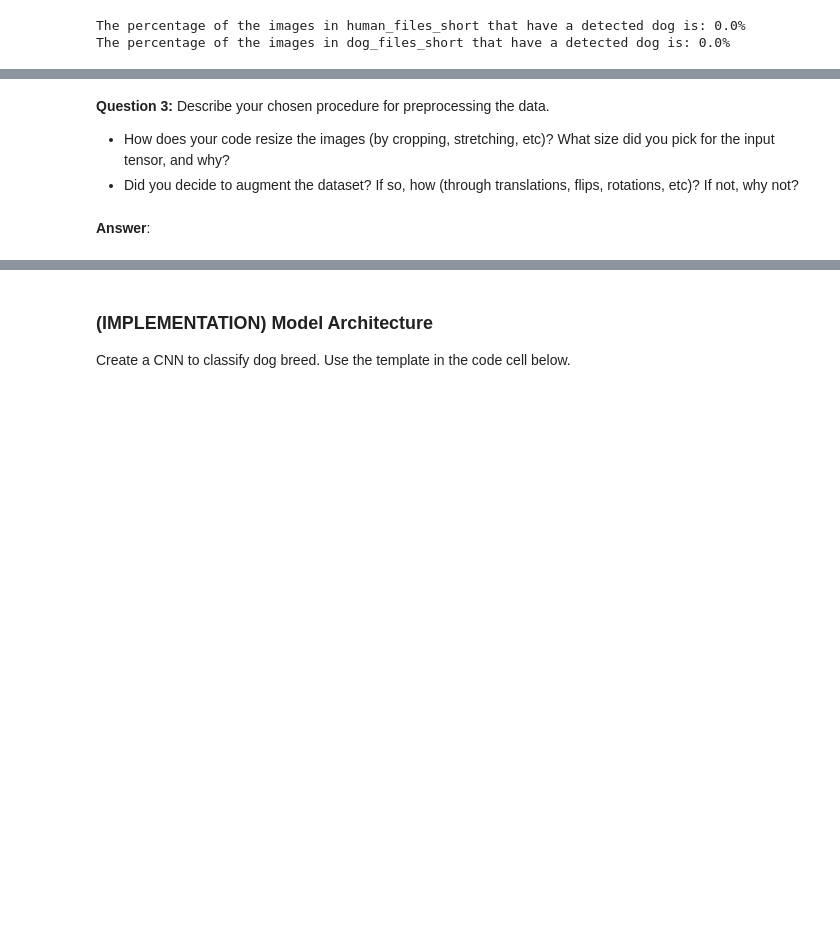
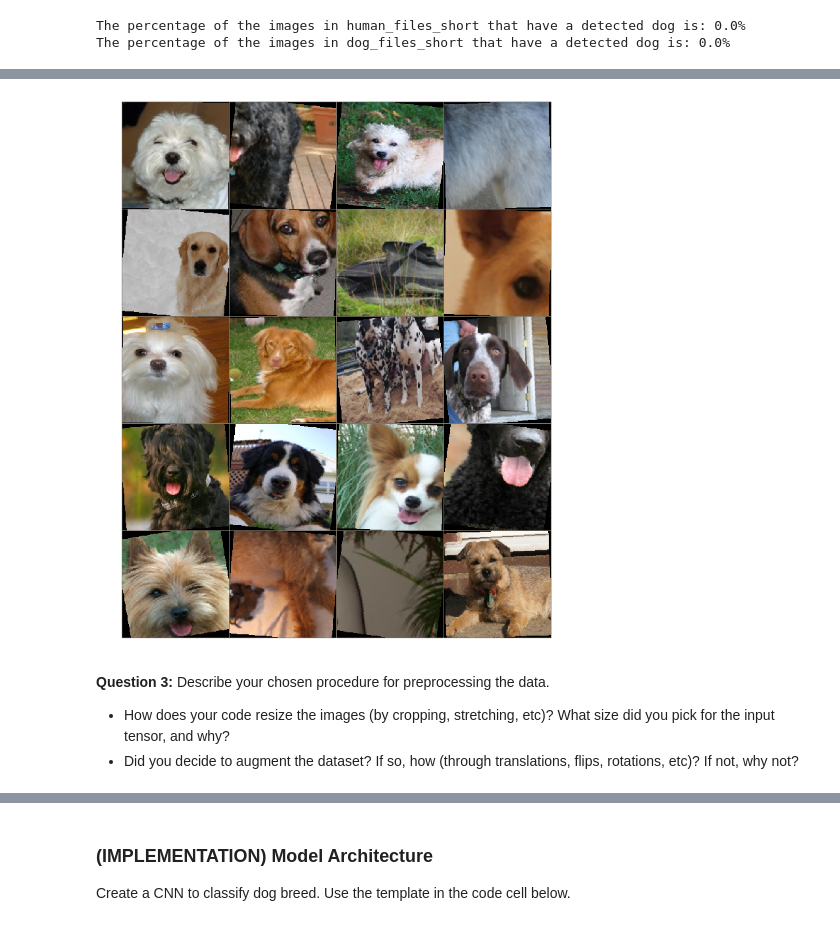
Before and after one commit to carolyn-tsai/capstone-project, a Jupyter notebook: dog_app.ipynb, the cells around one changed output, grey strips where cells are left out. Cells and saved outputs as stored; diff of their text form; code cells hidden in the pictures; blank space fills up the shorter version.

```diff
--- a/dog_app.ipynb
+++ b/dog_app.ipynb
@@ -482,6 +552,20 @@ from torchvision import datasets
+# %%
+from torchvision import utils
+
+inputs, _ = next(iter(data_loaders['train']))
+
+matrix = utils.make_grid(inputs, nrow=4)
+grid = matrix.numpy().transpose((1,2,0))
+grid = grid*(np.array((0.229, 0.224, 0.225))) + np.array((0.485, 0.456, 0.406))
+grid = np.clip(grid, 0, 1)
+
+fig = plt.figure(figsize=(30,15))
+plt.axis('off')
+plt.imshow(grid)
+plt.show()
+# %% [output]
+[figure, added]
 # %% [markdown]
 **Question 3:** Describe your chosen procedure for preprocessing the data.
 - How does your code resize the images (by cropping, stretching, etc)?  What size did you pick for the input tensor, and why?
 - Did you decide to augment the dataset?  If so, how (through translations, flips, rotations, etc)?  If not, why not?
-# %% [markdown]
-**Answer**:
```
Also changed, not shown: parts of 8 cells of this notebook.
